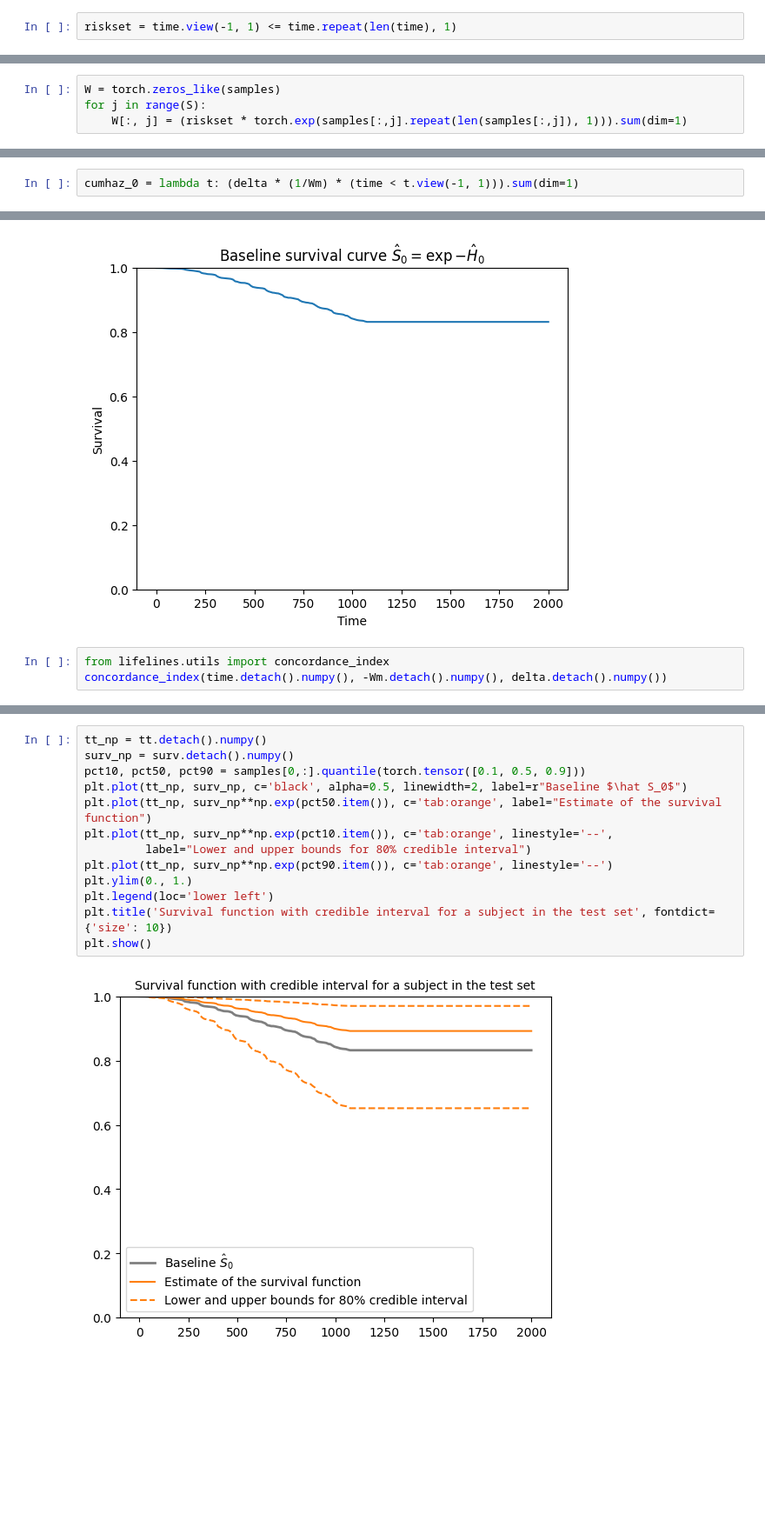
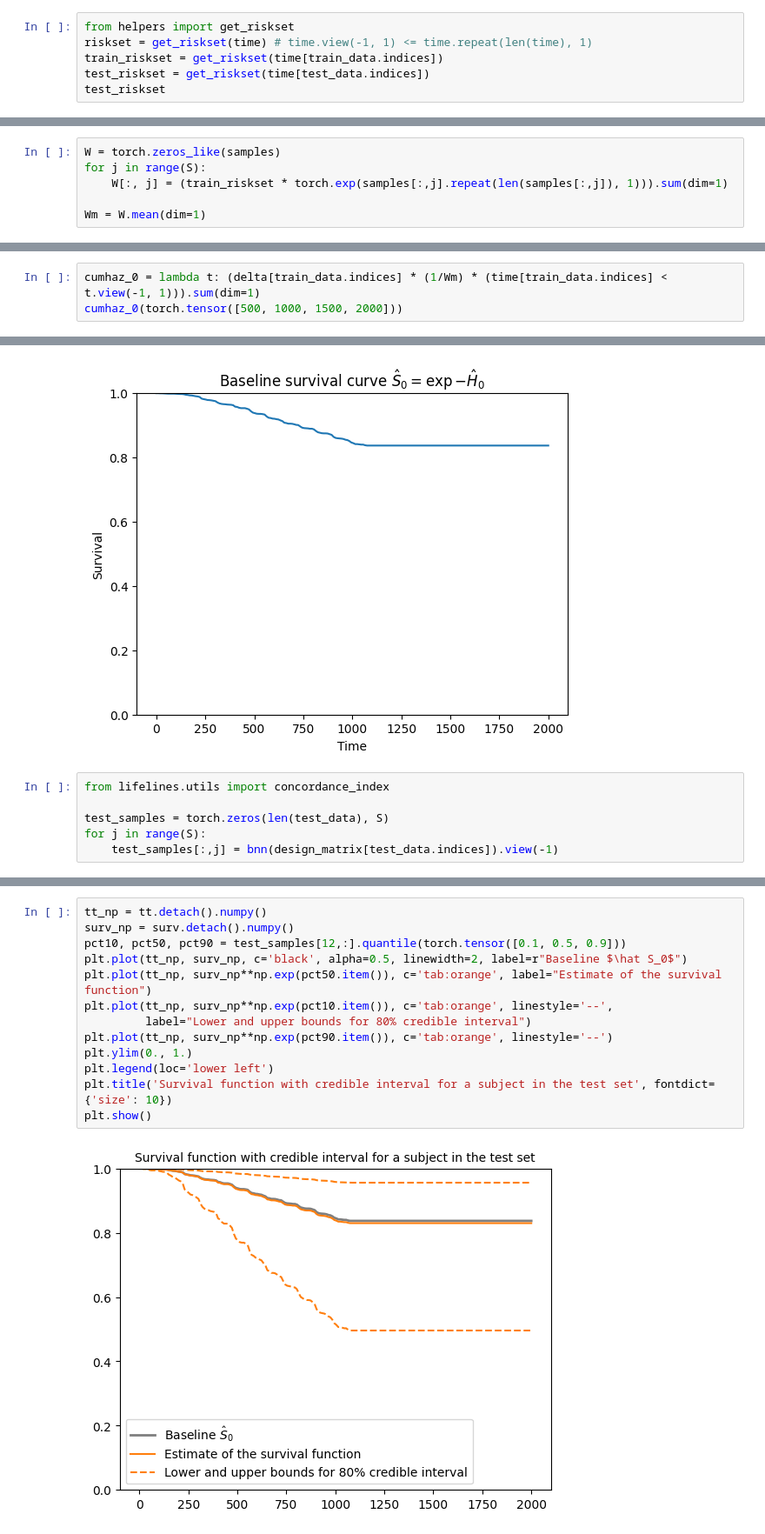
Before and after one commit to GioZd/Cox-BNN, a Jupyter notebook: cox-bnn.ipynb, the cells around one changed output, grey strips where cells are left out. Shown at 87% size. Saved outputs shown, nothing was run; the diff lists cells and outputs as text; blank space fills up the shorter version.

```diff
--- a/cox-bnn.ipynb
+++ b/cox-bnn.ipynb
@@ -456,2 +409,6 @@ tensor([1.0340, 1.1097, 1.1177,  ..., 1.1085, 1.1119, 1.0236],
 # %%
-riskset = time.view(-1, 1) <= time.repeat(len(time), 1)
+from helpers import get_riskset
+riskset = get_riskset(time) # time.view(-1, 1) <= time.repeat(len(time), 1)
+train_riskset = get_riskset(time[train_data.indices])
+test_riskset = get_riskset(time[test_data.indices])
+test_riskset
@@ -474,4 +423,6 @@ tensor([[-5.3790e-01, -2.9393e-01, -4.1357e+00,  ..., -1.1794e+00,
 # %%
 W = torch.zeros_like(samples)
 for j in range(S):
-    W[:, j] = (riskset * torch.exp(samples[:,j].repeat(len(samples[:,j]), 1))).sum(dim=1)
+    W[:, j] = (train_riskset * torch.exp(samples[:,j].repeat(len(samples[:,j]), 1))).sum(dim=1)
+
+Wm = W.mean(dim=1)
@@ -507,2 +429,3 @@ tensor([3., 6.])
 # %%
-cumhaz_0 = lambda t: (delta * (1/Wm) * (time < t.view(-1, 1))).sum(dim=1)
+cumhaz_0 = lambda t: (delta[train_data.indices] * (1/Wm) * (time[train_data.indices] < t.view(-1, 1))).sum(dim=1)
+cumhaz_0(torch.tensor([500, 1000, 1500, 2000]))
@@ -523,4 +444,7 @@ plt.show()
 [figure]
 # %%
 from lifelines.utils import concordance_index
-concordance_index(time.detach().numpy(), -Wm.detach().numpy(), delta.detach().numpy())
+
+test_samples = torch.zeros(len(test_data), S)
+for j in range(S):
+    test_samples[:,j] = bnn(design_matrix[test_data.indices]).view(-1)
@@ -544,15 +465,15 @@ tensor([[-1.4980, -1.1686,  0.1319,  ..., -1.1920, -0.3029, -0.0128],
 # %%
 tt_np = tt.detach().numpy()
 surv_np = surv.detach().numpy()
-pct10, pct50, pct90 = samples[0,:].quantile(torch.tensor([0.1, 0.5, 0.9]))
+pct10, pct50, pct90 = test_samples[12,:].quantile(torch.tensor([0.1, 0.5, 0.9]))
 plt.plot(tt_np, surv_np, c='black', alpha=0.5, linewidth=2, label=r"Baseline $\hat S_0$")
 plt.plot(tt_np, surv_np**np.exp(pct50.item()), c='tab:orange', label="Estimate of the survival function")
 plt.plot(tt_np, surv_np**np.exp(pct10.item()), c='tab:orange', linestyle='--',
          label="Lower and upper bounds for 80% credible interval")
 plt.plot(tt_np, surv_np**np.exp(pct90.item()), c='tab:orange', linestyle='--')
 plt.ylim(0., 1.)
 plt.legend(loc='lower left')
 plt.title('Survival function with credible interval for a subject in the test set', fontdict={'size': 10})
 plt.show()
 # %% [output]
-[figure, old version]
+[figure, new version]
```
Also changed, not shown: parts of 39 cells of this notebook, 2 other files.
